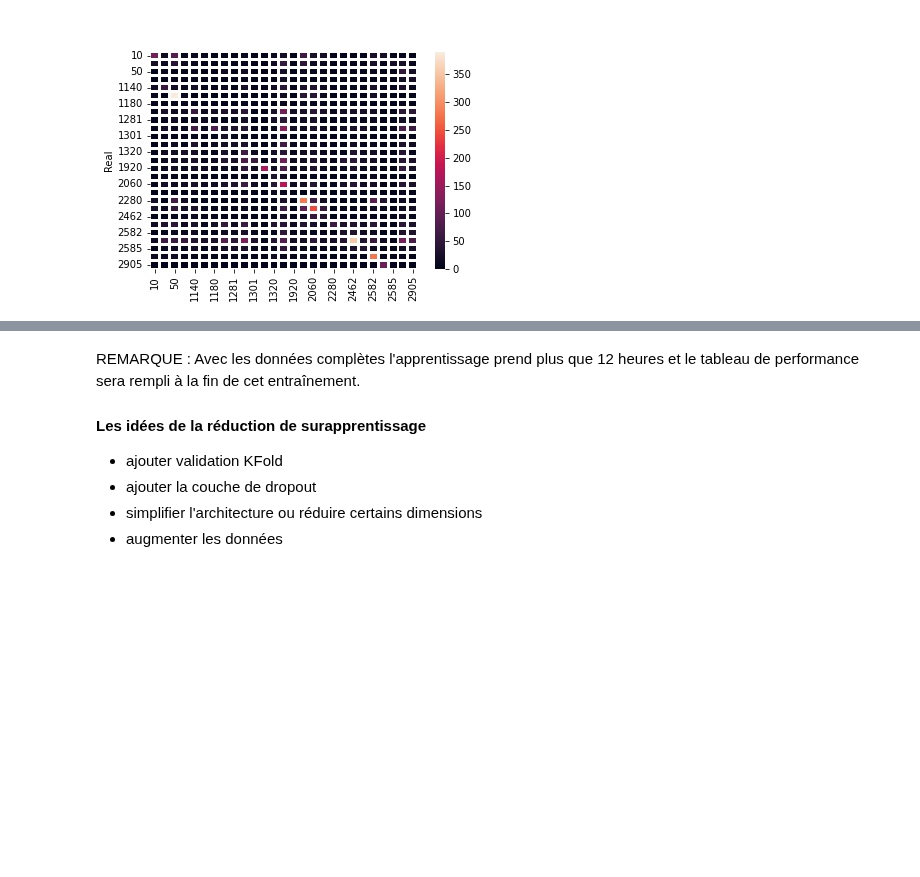
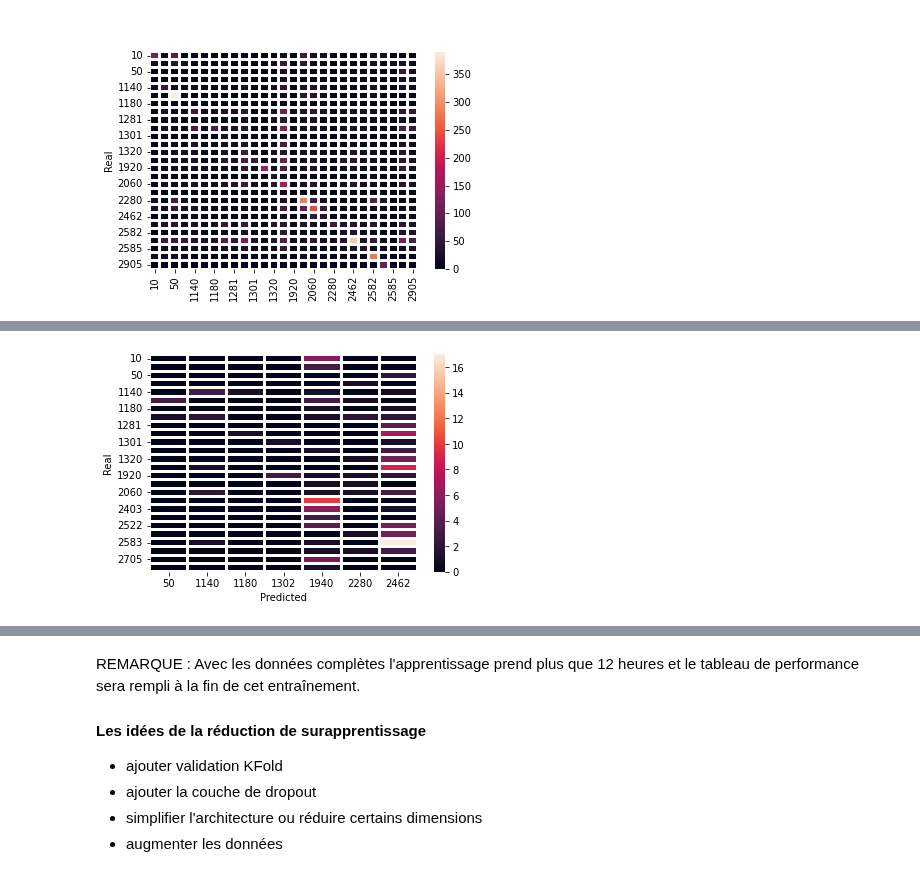
Before and after one commit to data-modelisation/rakuten, a Jupyter notebook: notebooks/exploratory_modelisation.ipynb, the cells around one changed output, grey strips where cells are left out. Saved outputs shown, nothing was run; the diff lists cells and outputs as text; code cells hidden in the pictures; blank space fills up the shorter version.

```diff
--- a/notebooks/exploratory_modelisation.ipynb
+++ b/notebooks/exploratory_modelisation.ipynb
@@ -352,0 +281,4 @@ Image(filename="images/crosstab_lenet.jpg")
+# %%
+Image(filename="images/crosstab-vgg16.png")
+# %% [output]
+[figure, added]
```
Also changed, not shown: parts of 8 cells of this notebook.
